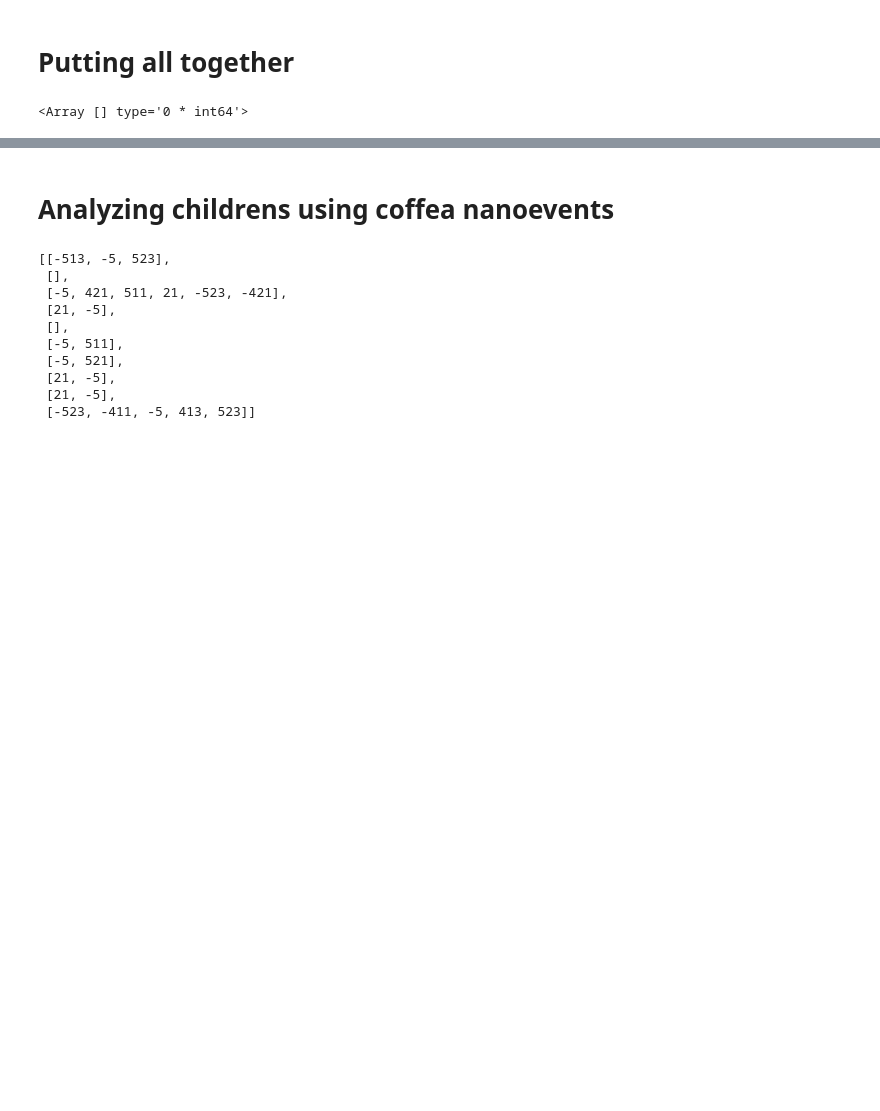
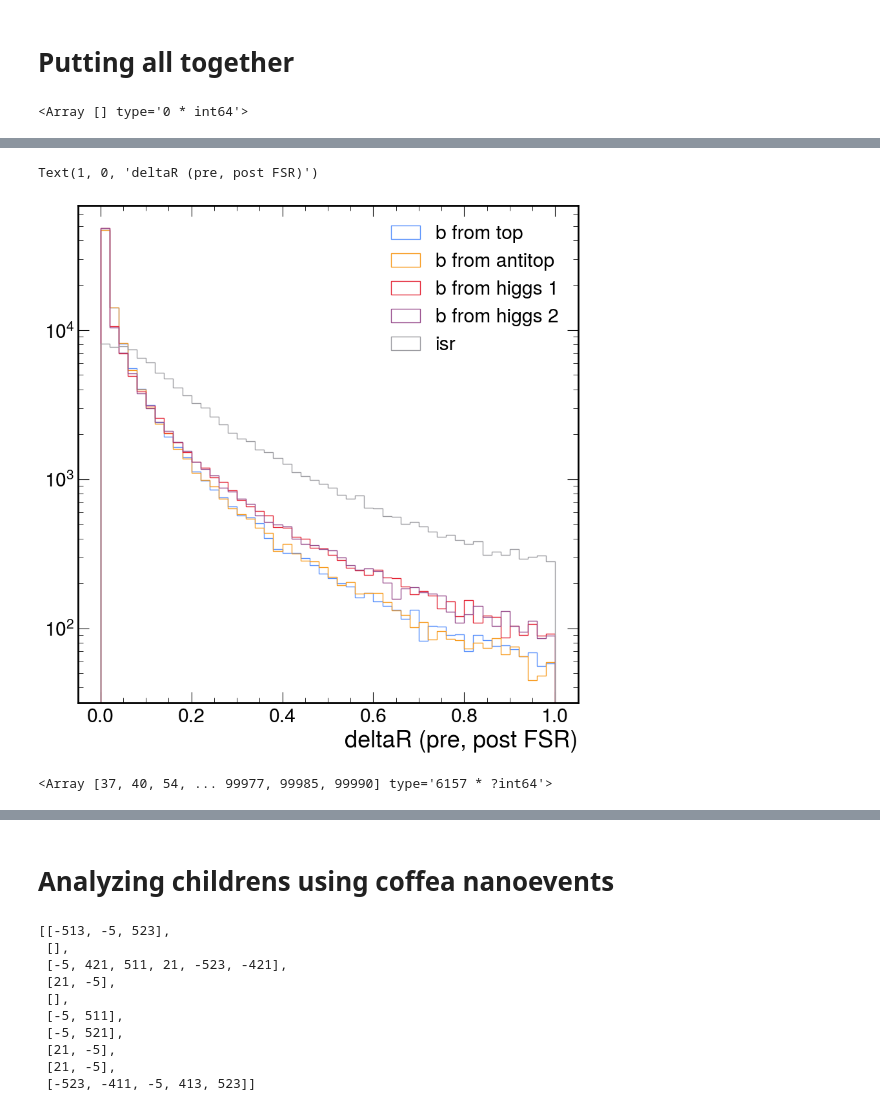
Before and after one commit to valsdav/ttHbb_jets_partons_studies, a Jupyter notebook: ImproveTruthMatching.ipynb, the cells around one changed output, grey strips where cells are left out. Drawn from its saved outputs; the diff is of its cells as text; code cells hidden in the pictures; blank space fills up the shorter version.

```diff
--- a/ImproveTruthMatching.ipynb
+++ b/ImproveTruthMatching.ipynb
@@ -1183,0 +1282,18 @@ plt.hist(b_from_higgs2_lastcopy.pdgId, range=(-20,20), bins=40);
+# %%
+plt.hist(b_from_top_lastcopy.delta_r(b_from_top), range=(0,1), bins=50, label="b from top", histtype="step")
+plt.hist(b_from_antitop_lastcopy.delta_r(b_from_antitop), range=(0,1), bins=50, label="b from antitop", histtype="step")
+
+plt.hist(b_from_higgs1_lastcopy.delta_r(b_from_higgs[:,0]), range=(0,1), bins=50, label="b from higgs 1", histtype="step")
+plt.hist(b_from_higgs2_lastcopy.delta_r(b_from_higgs[:,1]), range=(0,1), bins=50, label="b from higgs 2", histtype="step")
+
+plt.hist(isr_lastcopy[has_isr].delta_r(isr[has_isr]), range=(0,1), bins=50, label="isr", histtype="step")
+plt.yscale("log")
+plt.legend()
+plt.xlabel("deltaR (pre, post FSR)")
+# %% [output]
+Text(1, 0, 'deltaR (pre, post FSR)')
+[figure, added]
+# %%
+ak.local_index(events, axis=0)[b_from_higgs1_lastcopy.delta_r(b_from_higgs[:,0]) > 0.4]
+# %% [output]
+<Array [37, 40, 54, ... 99977, 99985, 99990] type='6157 * ?int64'>
```
Also changed, not shown: parts of 47 cells of this notebook.
